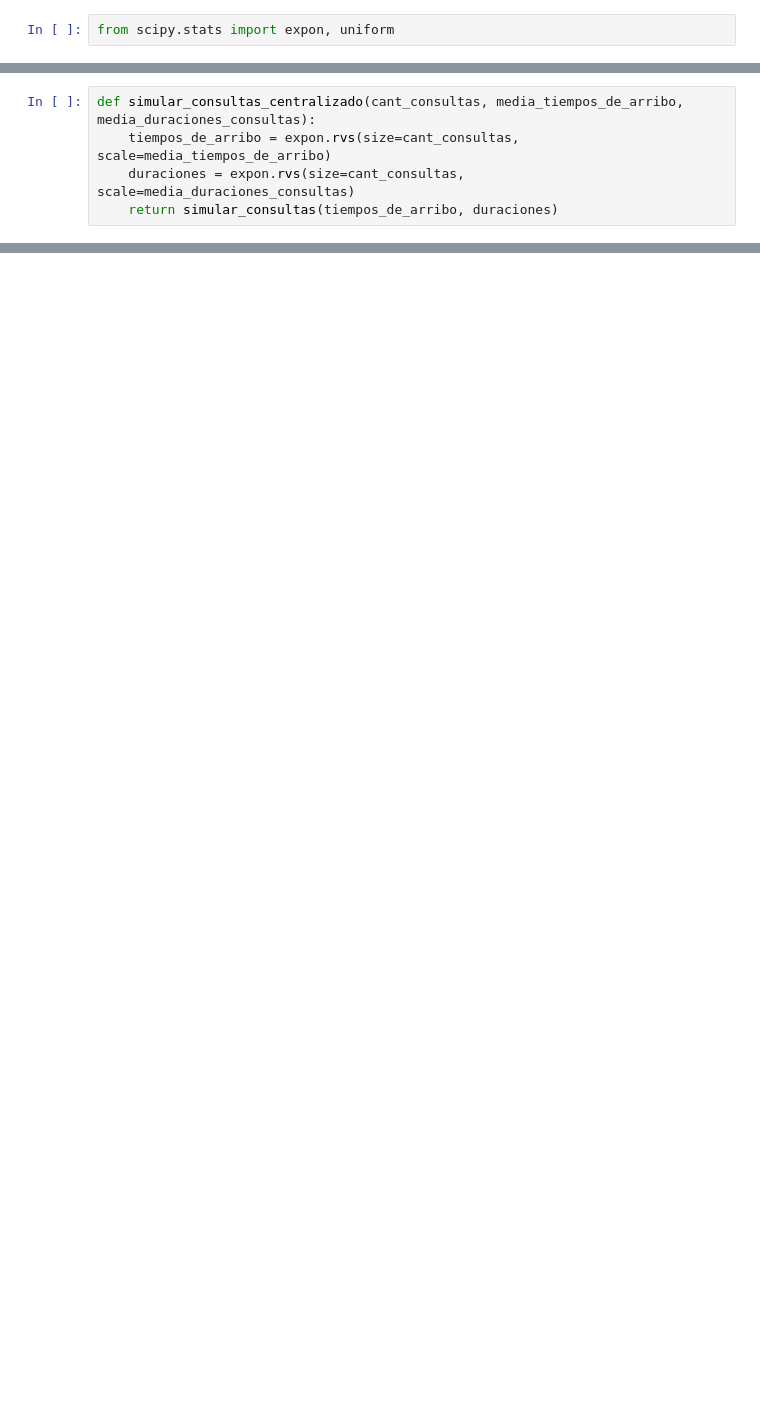
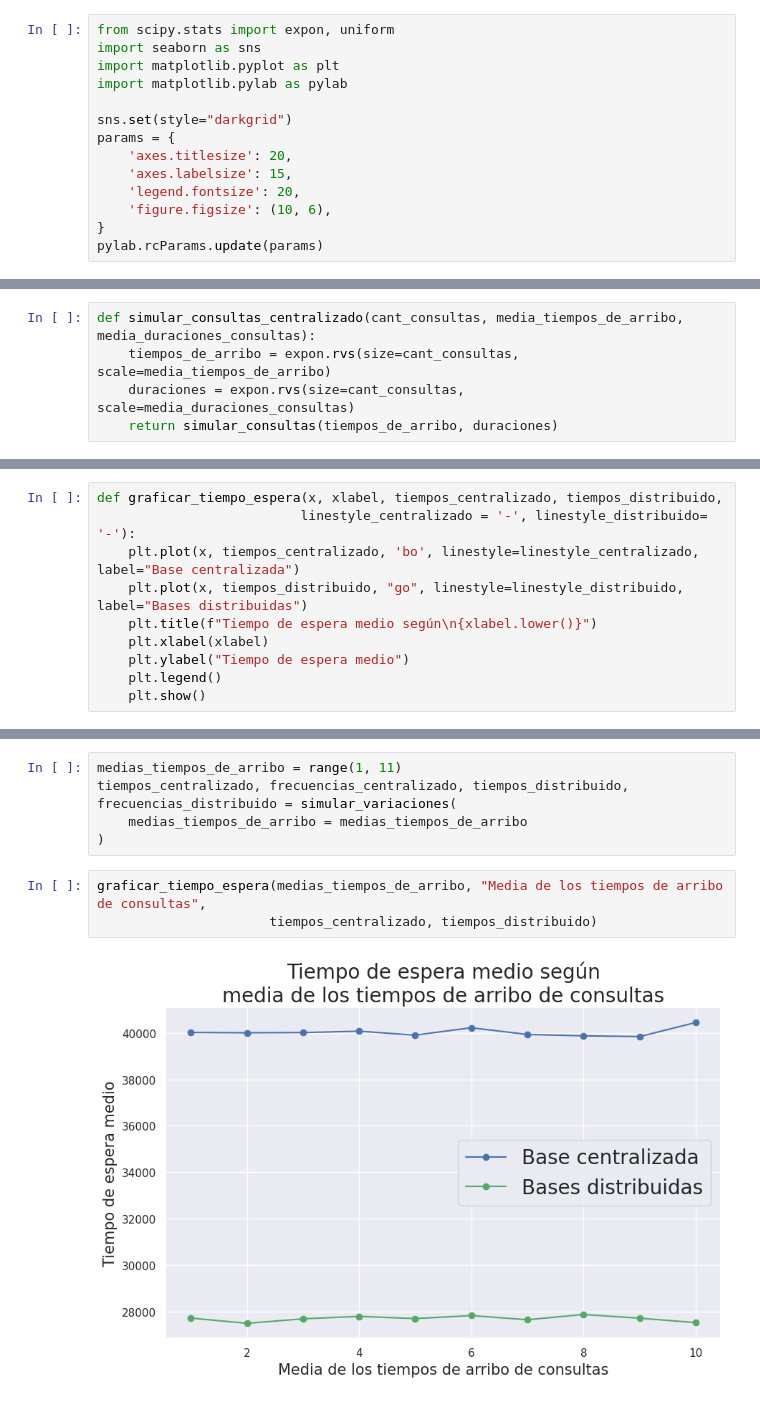
Before and after one commit to jalbarrac/simulacion_grupo2_2c_2022, a Jupyter notebook: TP2/TP2.ipynb, the cells around one changed output, grey strips where cells are left out. Saved outputs shown, nothing was run; the diff lists cells and outputs as text; blank space fills up the shorter version.

```diff
--- a/TP2/TP2.ipynb
+++ b/TP2/TP2.ipynb
@@ -67,6 +67,18 @@ for p in random.choices(list(todas_palabras), k=BUSQUEDAS):
 # Diseño del Web Service
 # %%
 from scipy.stats import expon, uniform
+import seaborn as sns
+import matplotlib.pyplot as plt
+import matplotlib.pylab as pylab
+
+sns.set(style="darkgrid")
+params = {
+    'axes.titlesize': 20,
+    'axes.labelsize': 15,
+    'legend.fontsize': 20,
+    'figure.figsize': (10, 6),
+}
+pylab.rcParams.update(params)
 # %%
 class Consulta:
     def __init__(self, tiempo_arribo, duracion, tiempo_finalizacion_anterior):
@@ -157,0 +212,10 @@ mostrar_resultados("Base de datos distribuida 2", t2, f2, l2)
+# %%
+def graficar_tiempo_espera(x, xlabel, tiempos_centralizado, tiempos_distribuido,
+                          linestyle_centralizado = '-', linestyle_distribuido= '-'):
+    plt.plot(x, tiempos_centralizado, 'bo', linestyle=linestyle_centralizado, label="Base centralizada")
+    plt.plot(x, tiempos_distribuido, "go", linestyle=linestyle_distribuido, label="Bases distribuidas")
+    plt.title(f"Tiempo de espera medio según\n{xlabel.lower()}")
+    plt.xlabel(xlabel)
+    plt.ylabel("Tiempo de espera medio")
+    plt.legend()
+    plt.show()
@@ -157,0 +233,10 @@ mostrar_resultados("Base de datos distribuida 2", t2, f2, l2)
+# %%
+medias_tiempos_de_arribo = range(1, 11)
+tiempos_centralizado, frecuencias_centralizado, tiempos_distribuido, frecuencias_distribuido = simular_variaciones(
+    medias_tiempos_de_arribo = medias_tiempos_de_arribo
+)
+# %%
+graficar_tiempo_espera(medias_tiempos_de_arribo, "Media de los tiempos de arribo de consultas",
+                      tiempos_centralizado, tiempos_distribuido)
+# %% [output]
+[figure, added]
```
Also changed, not shown: parts of 29 cells of this notebook.
